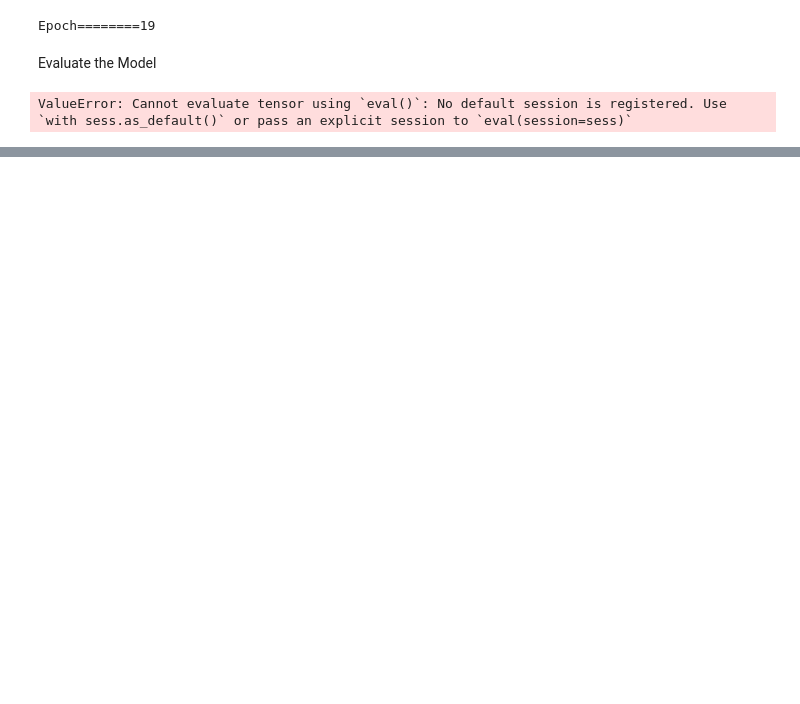
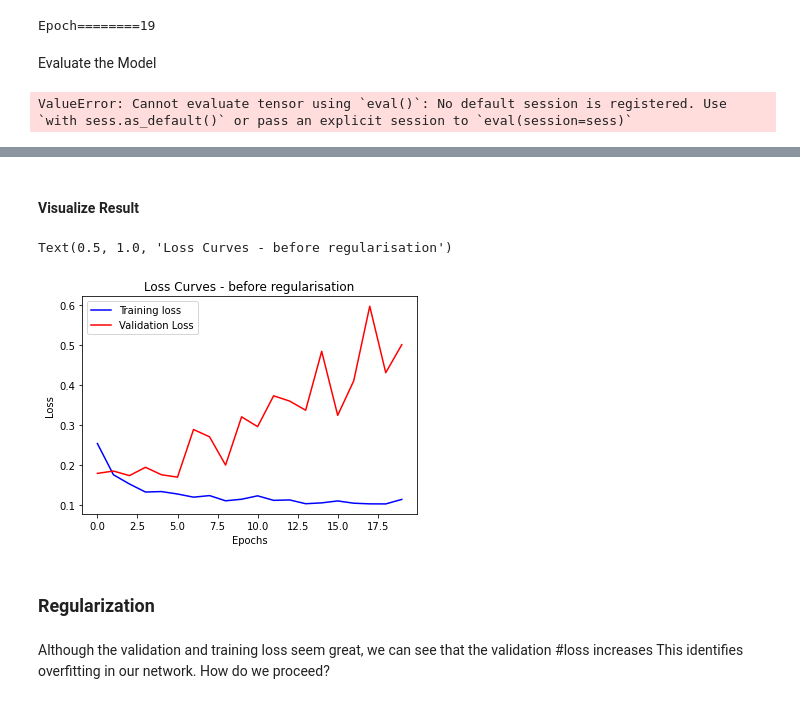
Before and after one commit to uzoochogu/hamoye-ds-internship, a Jupyter notebook: 0. Practice/intro_to _keras_and_tf_mnist_ds.ipynb, the cells around one changed output, grey strips where cells are left out. Drawn from its saved outputs; the diff is of its cells as text; code cells hidden in the pictures; blank space fills up the shorter version.

```diff
--- a/0. Practice/intro_to _keras_and_tf_mnist_ds.ipynb
+++ b/0. Practice/intro_to _keras_and_tf_mnist_ds.ipynb
@@ -174,0 +175,10 @@ ValueError: Cannot evaluate tensor using `eval()`: No default session is registe
+# %%
+#Building a Sequencial Feed Forward Network in Keras
+
+from tensorflow.keras.layers import Dense
+from tensorflow.keras.models import Sequential
+
+model = Sequential()
+model.add(Dense(256, activation='relu', input_shape=(new_dimension,)))
+model.add(Dense(128, activation='relu'))
+model.add(Dense(no_labels, activation='softmax'))
@@ -174,0 +189,11 @@ ValueError: Cannot evaluate tensor using `eval()`: No default session is registe
+# %%
+model.compile(optimizer='adam',
+              loss=tf.keras.losses.categorical_crossentropy,
+              metrics=['accuracy'])
+
+history = model.fit(x_train, y_train, validation_data=(x_val, y_val),
+                    epochs=20, batch_size=1)
+
+test_loss, test_accuracy = model.evaluate(test_images, y_test)
+print('Test loss: {}'.format(test_loss))
+print('Test accuracy: {}'.format(test_accuracy))
@@ -174,0 +218,18 @@ ValueError: Cannot evaluate tensor using `eval()`: No default session is registe
+# %% [markdown]
+#### Visualize Result
+# %%
+plt.figure()
+plt.plot(history.history['loss'], 'blue')
+plt.plot(history.history['val_loss'], 'red')
+plt.legend(['Training loss', 'Validation Loss'])
+plt.xlabel('Epochs')
+plt.ylabel('Loss')
+plt.title('Loss Curves - before regularisation')
+# %% [output]
+Text(0.5, 1.0, 'Loss Curves - before regularisation')
+[figure, added]
+# %% [markdown]
+### Regularization
+# %% [markdown]
+Although the validation and training loss seem great, we can see that the validation #loss increases
+This identifies overfitting in our network. How do we proceed?
```
Also changed, not shown: parts of 11 cells of this notebook.
